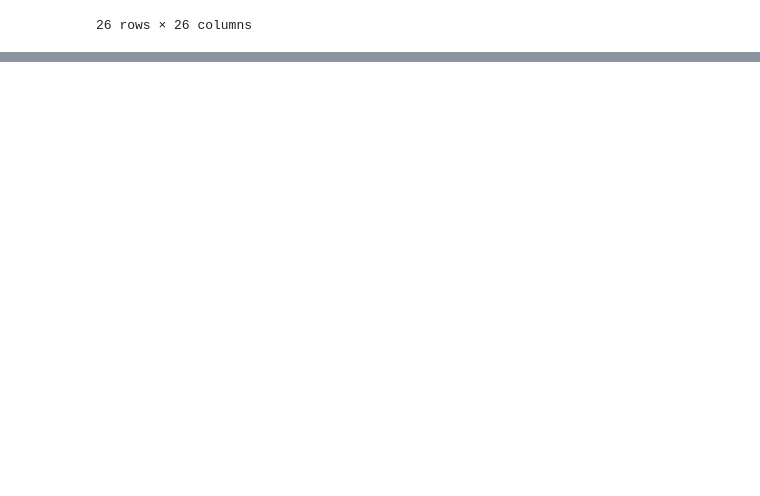
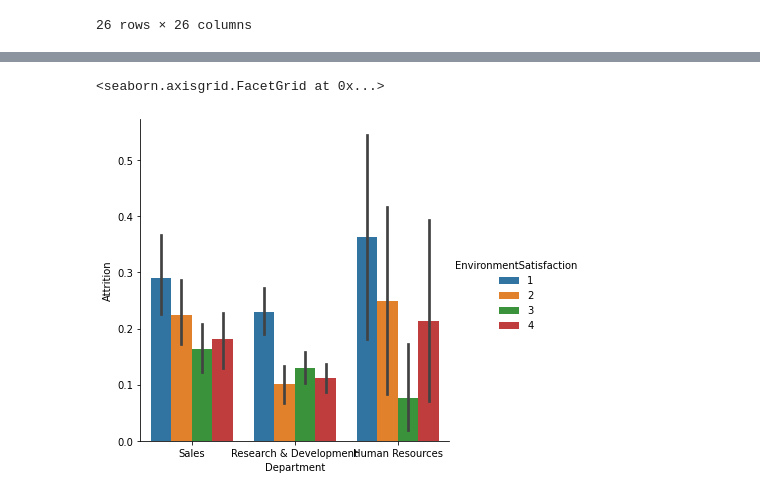
Before and after one commit to melwinmpk/python_datascience, a Jupyter notebook: Stats/Assignment/Capstone Project/EDA of the Capstone Project by Melwin Varghese P.ipynb, the cells around one changed output, grey strips where cells are left out. Saved outputs shown, nothing was run; the diff lists cells and outputs as text; code cells hidden in the pictures; blank space fills up the shorter version.

```diff
--- a/Stats/Assignment/Capstone Project/EDA of the Capstone Project by Melwin Varghese P.ipynb
+++ b/Stats/Assignment/Capstone Project/EDA of the Capstone Project by Melwin Varghese P.ipynb
@@ -119,0 +120,6 @@ df.corr()
+# %%
+# Encoding the Attrition to 0(No) and 1(Yes)
+# Encoding the OverTime to 0(No) and 1(Yes)
+le = preprocessing.LabelEncoder()
+df['Attrition'] = le.fit_transform(df['Attrition'])
+df['OverTime'] = le.fit_transform(df['OverTime'])
@@ -119,0 +147,5 @@ df.corr()
+# %%
+sns.catplot(x = 'Department', y = 'Attrition', data = df, kind = 'bar', hue = 'EnvironmentSatisfaction')
+# %% [output]
+<seaborn.axisgrid.FacetGrid at 0x...>
+[figure, added]
```
Also changed, not shown: parts of 17 cells of this notebook, 3 other files.
